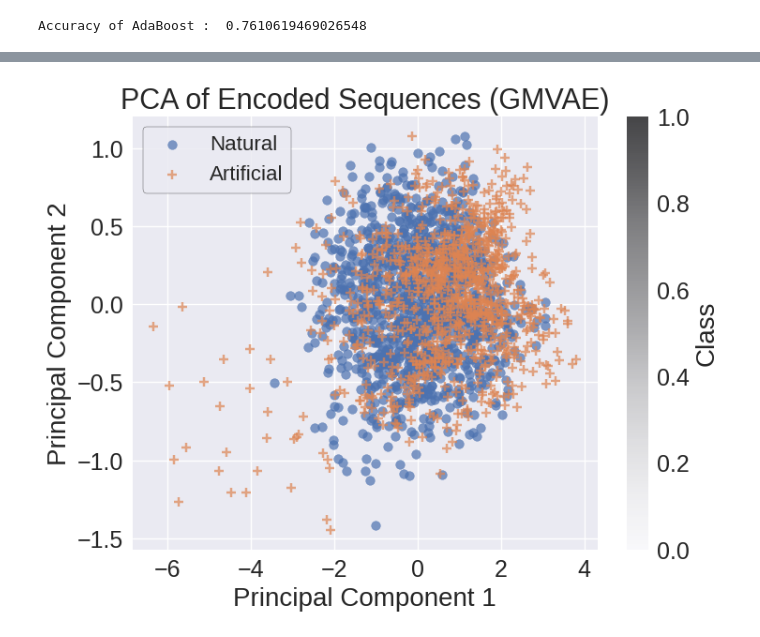
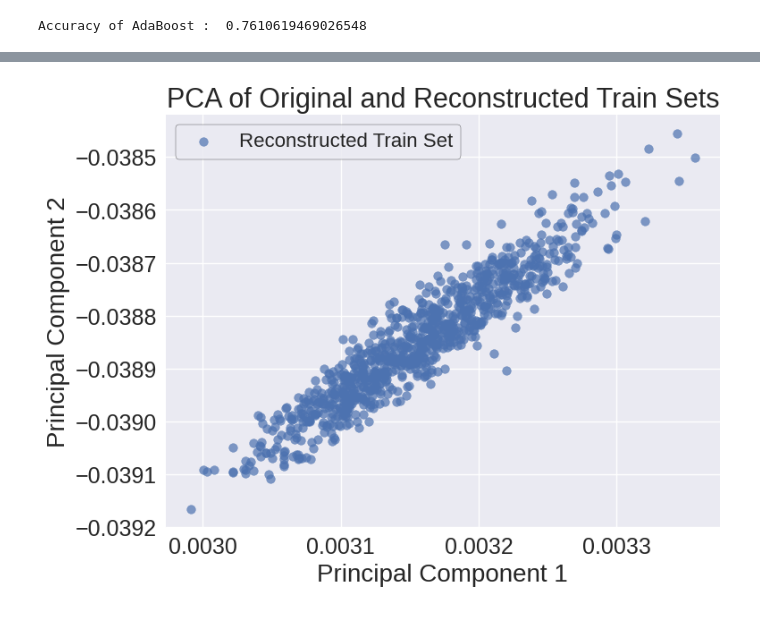
Before and after one commit to vicdlp/CS_project, a Jupyter notebook: CS_project.ipynb, the cells around one changed output, grey strips where cells are left out. Saved outputs shown, nothing was run; the diff lists cells and outputs as text; code cells hidden in the pictures.

```diff
--- a/CS_project.ipynb
+++ b/CS_project.ipynb
@@ -271,7 +271,7 @@ from sklearn.cluster import DBSCAN
 eps = 40 # size of directly reachable area
 
 # Apply dbscan clustering to the natural data only
-dbscan = DBSCAN(eps=eps, min_samples=5)
+dbscan = DBSCAN(eps=eps, min_samples=10)
 dbscan.fit(X_nat)  # Fit of dbscan
 
 # Get cluster labels for each data point
@@ -384,6 +383,9 @@ Accuracy of Logistic regression on test set :  0.7587238285144566
 # %% [markdown]
 Quite a bad performance ($\approx$75% accuracy) on both validation and test set. Remember that a random classifier (randomly assigning a label to a sequence) would have a 50% accuracy. If we remove the "easy to calssify" points (the points in the lower right corner in pca space), the accuracy drops down even more ($\approx$60%) :
 # %%
+pca = PCA(n_components=2)
+pca.fit(X_nat)
+
 # Selecting the main blob in PCA space
 X_nat_pca = pca.transform(X_nat)
 X_nat_main = pca.inverse_transform(X_nat_pca[X_nat_pca[:,0] < 20])
@@ -907,37 +679,29 @@ AttributeError: 'function' object has no attribute 'predict'
 # %%
-# prompt: Can you take the GMVAE trained above and use it to encode X_nat and X_art to the latent space, then fit PCA(2) on the encodend X_nat and transform both using this transform, and then plot both datasets in PCA space
+# prompt: run the sequence of the train set through the VAE trained above then plot both the trained set and its reconstruction in PCA space with 2 components
 
 import matplotlib.pyplot as plt
 from sklearn.decomposition import PCA
 
-# Assuming X_nat and X_art are defined and available from the previous code
+# Assuming X_train, X_test, y_train, y_test, vae, encoder, decoder are defined from the previous code
 
-# Encode data using the trained GMVAE
-with torch.no_grad():
-  _, mu_nat, _ = model.encode(torch.tensor(X_nat, dtype=torch.float32).to(device))
-  _, mu_art, _ = model.encode(torch.tensor(X_art, dtype=torch.float32).to(device))
+# Encode and decode the training set
+z_mean_train, z_log_var_train, z_train = encoder.predict(X_train)
+reconstructed_train = decoder.predict(z_train)
 
 
-mu_nat = mu_nat.cpu().numpy()
-mu_art = mu_art.cpu().numpy()
+# Apply PCA to the original and reconstructed training data
+pca = PCA(n_components=2)
+X_train_pca = pca.fit_transform(X_train)
+reconstructed_train_pca = pca.transform(reconstructed_train)
 
 
-# Fit PCA on the encoded natural sequences
-pca = PCA(n_components=2)
-pca.fit(mu_nat)
-
-# Transform both datasets using the fitted PCA
-X_nat_pca = pca.transform(mu_nat)
-X_art_pca = pca.transform(mu_art)
-
-# Plot the datasets in PCA space
+# Plot the original and reconstructed training data in PCA space
 plt.figure(figsize=(8, 6))
-plt.scatter(X_nat_pca[:, 0], X_nat_pca[:, 1], label='Natural', alpha=0.7)
-plt.scatter(X_art_pca[:, 0], X_art_pca[:, 1], label='Artificial', alpha=0.7, marker='+')
+# plt.scatter(X_train_pca[:, 0], X_train_pca[:, 1], label='Original Train Set', alpha=0.7)
+plt.scatter(reconstructed_train_pca[:, 0], reconstructed_train_pca[:, 1], label='Reconstructed Train Set', alpha=0.7)
 plt.xlabel('Principal Component 1')
 plt.ylabel('Principal Component 2')
-plt.title('PCA of Encoded Sequences (GMVAE)')
+plt.title('PCA of Original and Reconstructed Train Sets')
 plt.legend()
-plt.colorbar(label='Class')
 plt.show()
 # %% [output]
@@ -944 +710 @@ plt.show()
-[figure, old version]
+[figure, new version]
```
Also changed, not shown: parts of 27 cells of this notebook.
